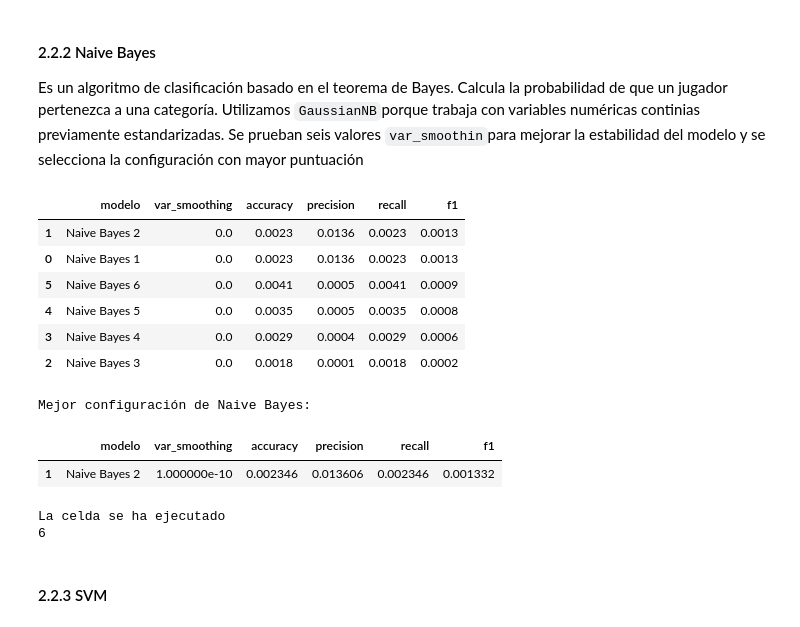
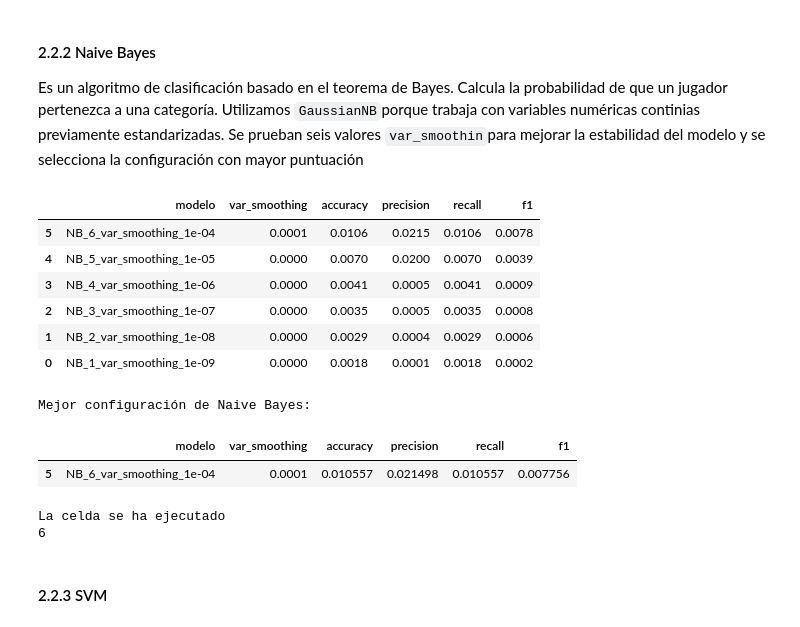
Before and after one commit to pedro-rodriguez-lopez/ML-Practica1-GrupoB9, a Jupyter notebook: PW1_E1_GRUPOB9.ipynb, the cells around one changed output. Cells and saved outputs as stored; diff of their text form; code cells hidden in the pictures.

```diff
--- a/PW1_E1_GRUPOB9.ipynb
+++ b/PW1_E1_GRUPOB9.ipynb
@@ -511,6 +529,26 @@ X_test_nb = pd.DataFrame(
     columns=X_test.columns,
     index=X_test.index
 )
+nb_configs = {
+    "NB_1_var_smoothing_1e-09": {
+        "var_smoothing": 1e-9
+    },
+    "NB_2_var_smoothing_1e-08": {
+        "var_smoothing": 1e-8
+    },
+    "NB_3_var_smoothing_1e-07": {
+        "var_smoothing": 1e-7
+    },
+    "NB_4_var_smoothing_1e-06": {
+        "var_smoothing": 1e-6
+    },
+    "NB_5_var_smoothing_1e-05": {
+        "var_smoothing": 1e-5
+    },
+    "NB_6_var_smoothing_1e-04": {
+        "var_smoothing": 1e-4
+    }
+}
 
 nb_results = []
 
@@ -533,42 +571,42 @@ for nombre, parametros in nb_configs.items():
             y_test, y_pred,
             average='weighted',
             zero_division=0
         ),
         'f1': f1_score(
             y_test, y_pred,
             average='weighted',
             zero_division=0
         )
     })
 # Convertir los resultados en una tabla
 nb_results_df = pd.DataFrame(nb_results)
 
 # Ordenar por la métrica F1
 nb_results_df = nb_results_df.sort_values(
     by='f1',
     ascending=False
 )
 
 # Mostrar resultados
 display(nb_results_df.round(4))
 
 # Mostrar la mejor configuración
 print("Mejor configuración de Naive Bayes:")
 display(nb_results_df.iloc[[0]])
 
 print("La celda se ha ejecutado")
 print(len(nb_results))
 # %% [output]
 |  | modelo | var_smoothing | accuracy | precision | recall | f1 |
-| 1 | Naive Bayes 2 | 0.0 | 0.0023 | 0.0136 | 0.0023 | 0.0013 |
-| 0 | Naive Bayes 1 | 0.0 | 0.0023 | 0.0136 | 0.0023 | 0.0013 |
-| 5 | Naive Bayes 6 | 0.0 | 0.0041 | 0.0005 | 0.0041 | 0.0009 |
-| 4 | Naive Bayes 5 | 0.0 | 0.0035 | 0.0005 | 0.0035 | 0.0008 |
-| 3 | Naive Bayes 4 | 0.0 | 0.0029 | 0.0004 | 0.0029 | 0.0006 |
-| 2 | Naive Bayes 3 | 0.0 | 0.0018 | 0.0001 | 0.0018 | 0.0002 |
+| 5 | NB_6_var_smoothing_1e-04 | 0.0001 | 0.0106 | 0.0215 | 0.0106 | 0.0078 |
+| 4 | NB_5_var_smoothing_1e-05 | 0.0000 | 0.0070 | 0.0200 | 0.0070 | 0.0039 |
+| 3 | NB_4_var_smoothing_1e-06 | 0.0000 | 0.0041 | 0.0005 | 0.0041 | 0.0009 |
+| 2 | NB_3_var_smoothing_1e-07 | 0.0000 | 0.0035 | 0.0005 | 0.0035 | 0.0008 |
+| 1 | NB_2_var_smoothing_1e-08 | 0.0000 | 0.0029 | 0.0004 | 0.0029 | 0.0006 |
+| 0 | NB_1_var_smoothing_1e-09 | 0.0000 | 0.0018 | 0.0001 | 0.0018 | 0.0002 |
 Mejor configuración de Naive Bayes:
 |  | modelo | var_smoothing | accuracy | precision | recall | f1 |
-| 1 | Naive Bayes 2 | 1.000000e-10 | 0.002346 | 0.013606 | 0.002346 | 0.001332 |
+| 5 | NB_6_var_smoothing_1e-04 | 0.0001 | 0.010557 | 0.021498 | 0.010557 | 0.007756 |
 La celda se ha ejecutado
 6
 # %% [markdown]
```
Also changed, not shown: parts of 21 cells of this notebook.
